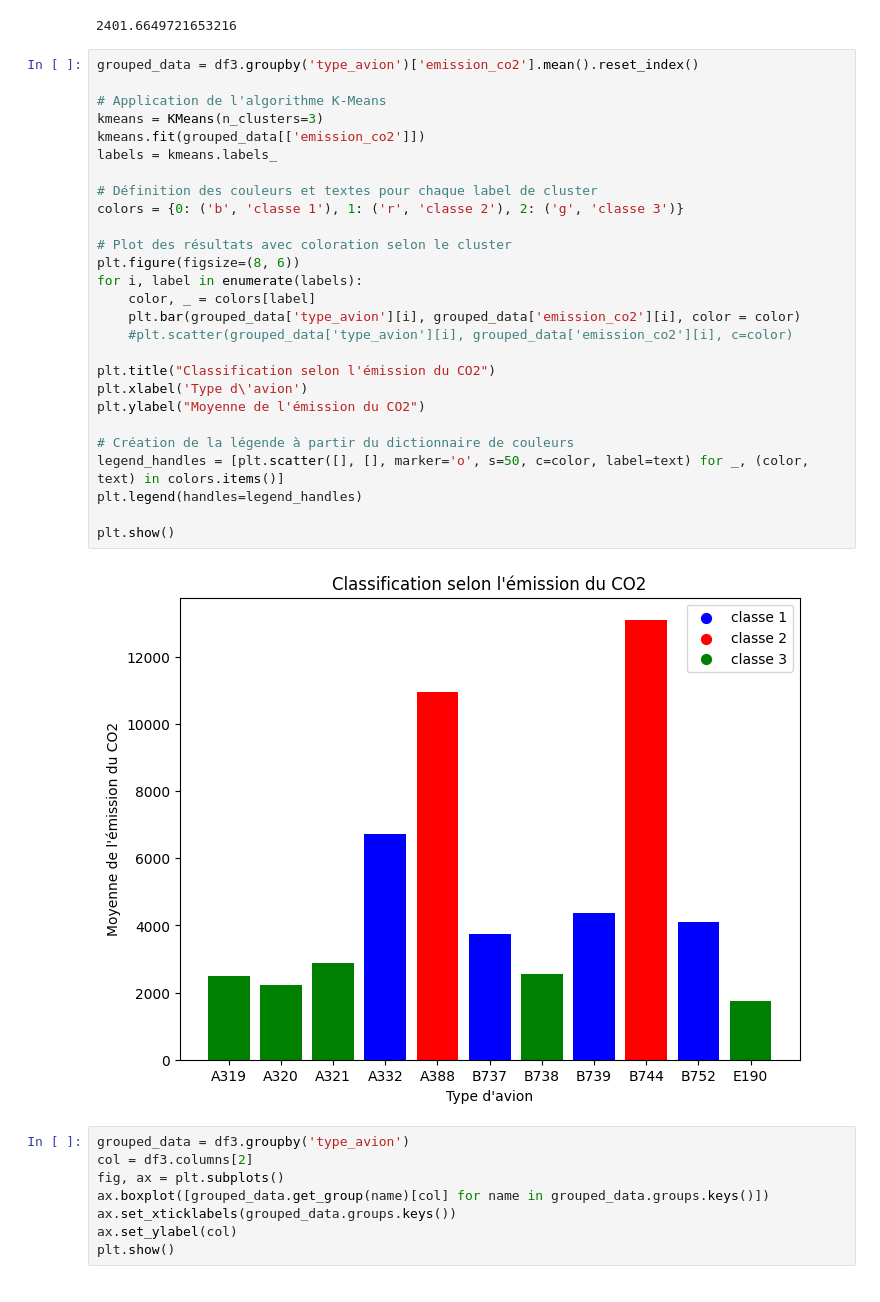
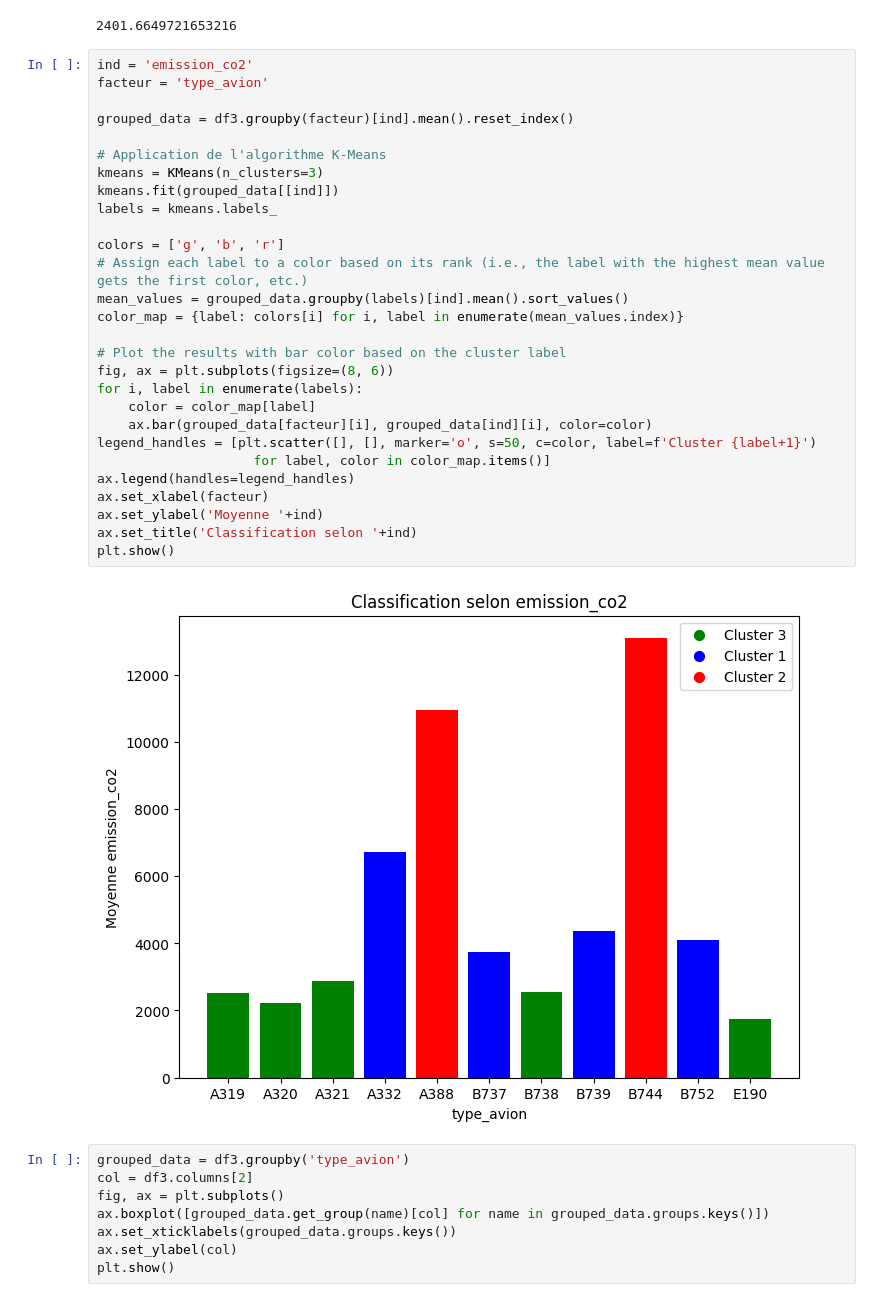
Before and after one commit to mboultam/Boultam-Meriem, a Jupyter notebook: Jupyter notebooks/objectif5_co2.ipynb, the cells around one changed output. Saved outputs shown, nothing was run; the diff lists cells and outputs as text.

```diff
--- a/Jupyter notebooks/objectif5_co2.ipynb
+++ b/Jupyter notebooks/objectif5_co2.ipynb
@@ -13,35 +13,36 @@ df3["type_avion"] = df3['type_avion'].apply(str.upper)
 df3['emission_co2'][0]
 # %% [output]
 2401.6649721653216
-# %%
-grouped_data = df3.groupby('type_avion')['emission_co2'].mean().reset_index()
-
-# Application de l'algorithme K-Means
-kmeans = KMeans(n_clusters=3)
-kmeans.fit(grouped_data[['emission_co2']])
-labels = kmeans.labels_
-
-# Définition des couleurs et textes pour chaque label de cluster
-colors = {0: ('b', 'classe 1'), 1: ('r', 'classe 2'), 2: ('g', 'classe 3')}
-
-# Plot des résultats avec coloration selon le cluster
-plt.figure(figsize=(8, 6))
-for i, label in enumerate(labels):
-    color, _ = colors[label]
-    plt.bar(grouped_data['type_avion'][i], grouped_data['emission_co2'][i], color = color)
-    #plt.scatter(grouped_data['type_avion'][i], grouped_data['emission_co2'][i], c=color)
-
-plt.title("Classification selon l'émission du CO2")
-plt.xlabel('Type d\'avion')
-plt.ylabel("Moyenne de l'émission du CO2")
-
-# Création de la légende à partir du dictionnaire de couleurs
-legend_handles = [plt.scatter([], [], marker='o', s=50, c=color, label=text) for _, (color, text) in colors.items()]
-plt.legend(handles=legend_handles)
-
-plt.show()
-# %% [output]
-[figure, removed]
+# %%
+ind = 'emission_co2'
+facteur = 'type_avion'
+
+grouped_data = df3.groupby(facteur)[ind].mean().reset_index()
+
+# Application de l'algorithme K-Means
+kmeans = KMeans(n_clusters=3)
+kmeans.fit(grouped_data[[ind]])
+labels = kmeans.labels_
+
+colors = ['g', 'b', 'r']
+# Assign each label to a color based on its rank (i.e., the label with the highest mean value gets the first color, etc.)
+mean_values = grouped_data.groupby(labels)[ind].mean().sort_values()
+color_map = {label: colors[i] for i, label in enumerate(mean_values.index)}
+
+# Plot the results with bar color based on the cluster label
+fig, ax = plt.subplots(figsize=(8, 6))
+for i, label in enumerate(labels):
+    color = color_map[label]
+    ax.bar(grouped_data[facteur][i], grouped_data[ind][i], color=color)
+legend_handles = [plt.scatter([], [], marker='o', s=50, c=color, label=f'Cluster {label+1}')
+                    for label, color in color_map.items()]
+ax.legend(handles=legend_handles)
+ax.set_xlabel(facteur)
+ax.set_ylabel('Moyenne '+ind)
+ax.set_title('Classification selon '+ind)
+plt.show()
+# %% [output]
+[figure, added]
 # %%
 grouped_data = df3.groupby('type_avion')
 col = df3.columns[2]
```
Also changed, not shown: 7 other files.
